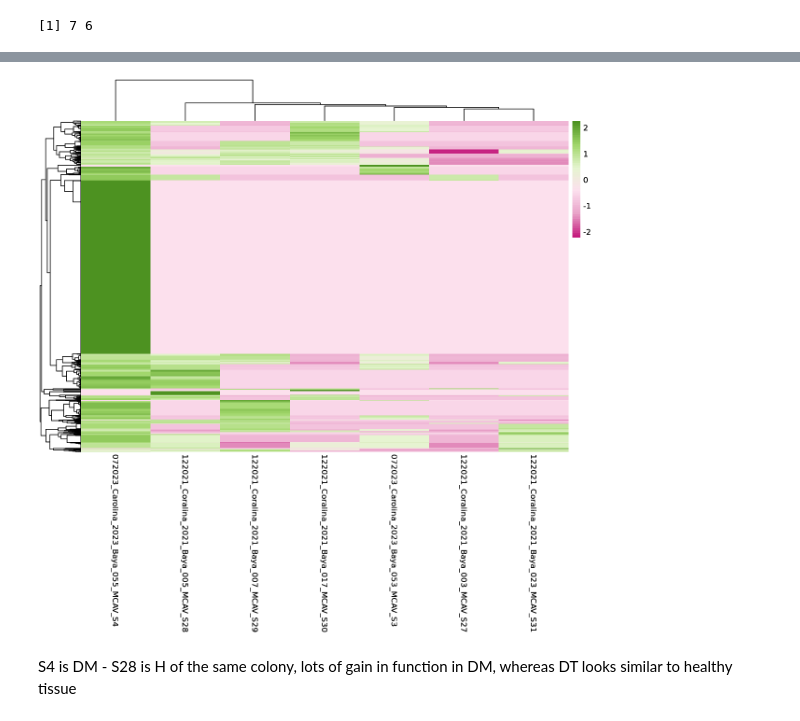
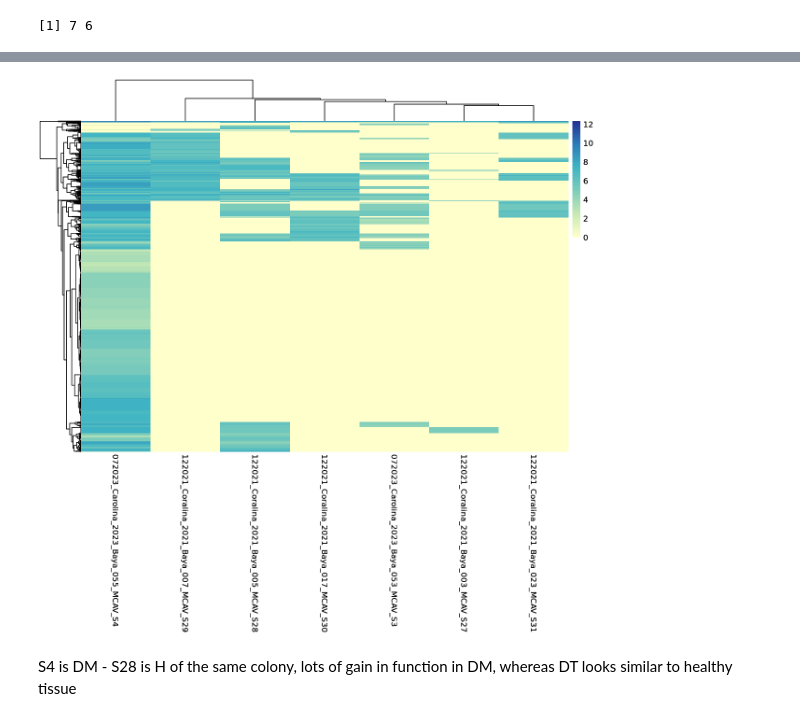
Before and after one commit to nikeaulrich/DR_SCTLD, a Jupyter notebook: DR_functional_visualization.ipynb, the cells around one changed output, grey strips where cells are left out. Cells and saved outputs as stored; diff of their text form; code cells hidden in the pictures.

```diff
--- a/DR_functional_visualization.ipynb
+++ b/DR_functional_visualization.ipynb
@@ -435,0 +463,2 @@ all_genes_plot
+# %%
+colors <- colorRampPalette(brewer.pal(n = 6, name = "YlGnBu"))(50)
@@ -697,14 +742,14 @@ mat_z_mcav <- t(scale(t(MCAV_log_counts)))
 # %%
-mcav_genes_plot <- pheatmap(mat_z_mcav,
+mcav_genes_plot <- pheatmap(MCAV_log_counts,
          cluster_rows = TRUE,
          cluster_cols = TRUE,
          show_rownames = FALSE,
          #legend_breaks = c(0, 2, 4, 6, max(mat_z_no_ofavs)),
          #legend_labels = c("0", "2", "4", "6", "z-score\n"),
          legend=TRUE,
          scale = "none", # Already Z-scored if used mat_z, or use scale="row" on unscaled mat_filtered
-         color = my_colors)
+         color = colors)
 mcav_genes_plot
 # %% [output]
-[figure, old version]
+[figure, new version]
 # %%
```
Also changed, not shown: parts of 21 cells of this notebook, 31 other files.
